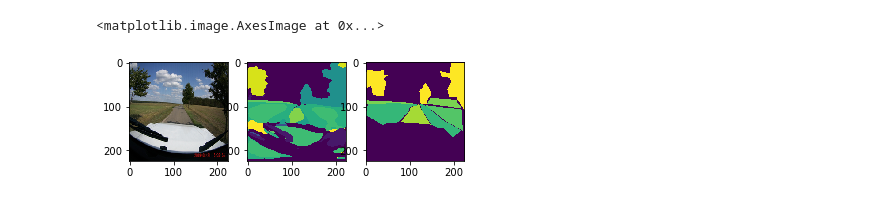
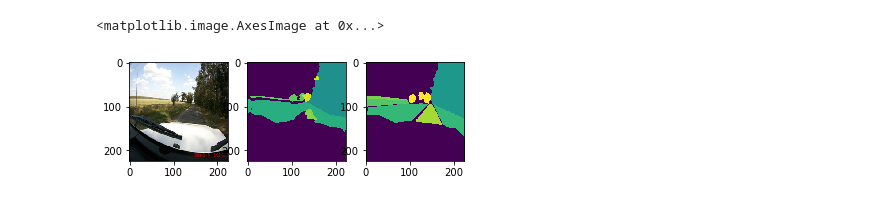
Before and after one commit to HIDA-Datathon/HIDA-Neurones, a Jupyter notebook: notebooks/KerasUNet.ipynb, the cells around one changed output. Cells and saved outputs as stored; diff of their text form; code cells hidden in the pictures.

```diff
--- a/notebooks/KerasUNet.ipynb
+++ b/notebooks/KerasUNet.ipynb
@@ -69,8 +69,7 @@ except:
         augmentations = None
 # %%
 def make_model(image_size, n_classes = 22, MODELPATH=MODELPATH):
-    inputs = Input(shape=(*image_size, 3), name=MODELPATH)
-    preproc_layer = tf.keras.layers.Lambda(mobilenet_v2.preprocess_input, name="input_image")(inputs) # Preprocessing function
+    inputs = Input(shape=(*image_size, 3), name=MODELPATH, name='input_image')
 
     encoder = MobileNetV2(input_tensor=preproc_layer, weights=None, include_top=False, alpha=1.0)
     skip_connection_names = ["input_image",
@@ -138,7 +108,7 @@ model = make_model(image_size=IMAGESIZE)
 opt = tf.keras.optimizers.Adam(0.1)
 
 metrics = [Loss.dice_coef, tf.keras.metrics.Recall(), tf.keras.metrics.Precision()]
-model.compile(loss=BCE_dice, optimizer=opt, metrics=metrics)
+model.compile(loss=Loss.BCE_dice, optimizer=opt, metrics=metrics)
 
 callbacks = [
     ReduceLROnPlateau(monitor='val_loss', factor=0.1, patience=4),
@@ -146,8 +116,8 @@ callbacks = [
     ModelCheckpoint('models/kerasUnet2', monitor='val_loss', verbose=1, save_best_only=False)
 ]
 # %%
-train_dataset = DataGenerator(datapath= DATAPATH,  batch_size=32, shuffle=True, augmentation=augmentations, preprocessing=None, image_size=IMAGESIZE)
-valid_dataset = DataGenerator(datapath= DATAPATH, step='valid', shuffle=False, preprocessing=None, image_size=IMAGESIZE)
+train_dataset = DataGenerator(datapath= DATAPATH,  batch_size=32, shuffle=True, augmentation=augmentations, preprocessing=mobilenet_v2.preprocess_input, image_size=IMAGESIZE)
+valid_dataset = DataGenerator(datapath= DATAPATH, step='valid', shuffle=False, preprocessing=mobilenet_v2.preprocess_input, image_size=IMAGESIZE)
 # %%
 model.fit(
     train_dataset,
@@ -158,5 +147,5 @@ model.fit(
 # %%
-test_dataset = DataGenerator(datapath= DATAPATH, step='test', shuffle=False, preprocessing=None, image_size=IMAGESIZE)
+test_dataset = DataGenerator(datapath= DATAPATH, step='test', shuffle=False, preprocessing=mobilenet_v2.preprocess_input, image_size=IMAGESIZE)
 # %%
 pred = model.predict(test_dataset)
 # %%
@@ -168,13 +157,13 @@ model.evaluate(test_dataset)
 x = test_dataset.images
 y = test_dataset.labels
 # %%
-viz_idx = 5
+viz_idx = 7
 plt.subplot(131)
 plt.imshow(x[viz_idx].squeeze())
 plt.subplot(132)
 plt.imshow(np.argmax(pred[viz_idx], -1).squeeze())
 plt.subplot(133)
 plt.imshow(np.argmax(y[viz_idx], -1).squeeze())
 # %% [output]
 <matplotlib.image.AxesImage at 0x...>
-[figure, old version]
+[figure, new version]
```
Also changed, not shown: parts of 4 cells of this notebook, 1 other file.
